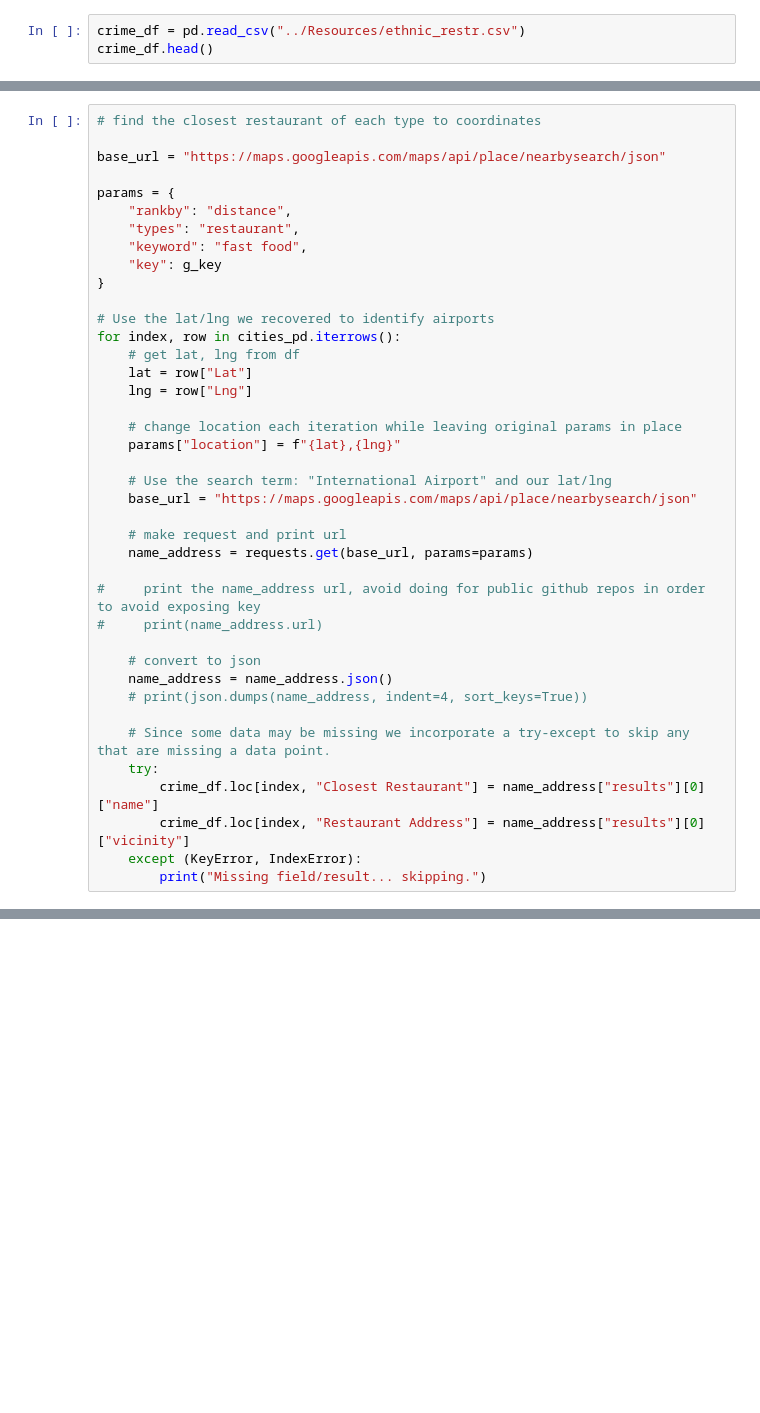
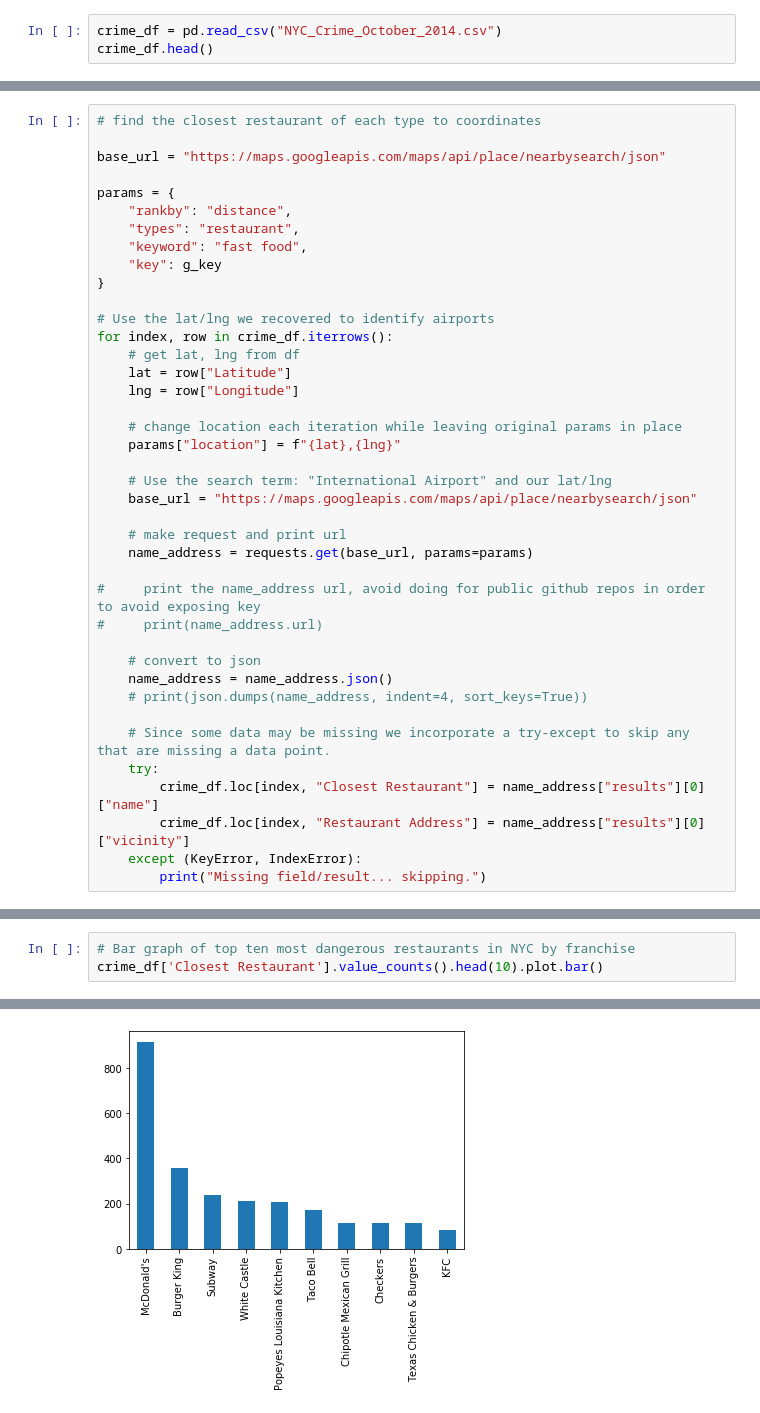
Before and after one commit to markmessick/nyc-crime-analysis, a Jupyter notebook: analysis_ba.ipynb, the cells around one changed output, grey strips where cells are left out. Cells and saved outputs as stored; diff of their text form; blank space fills up the shorter version.

```diff
--- a/analysis_ba.ipynb
+++ b/analysis_ba.ipynb
@@ -15,5 +18,5 @@ import datetime
 d = datetime.datetime.today()
 date = f'{d.month}-{d.day}-{d.year}'
 # %%
-crime_df = pd.read_csv("../Resources/ethnic_restr.csv")
+crime_df = pd.read_csv("NYC_Crime_October_2014.csv")
 crime_df.head()
@@ -30,10 +40,10 @@ params = {
 }
 
 # Use the lat/lng we recovered to identify airports
-for index, row in cities_pd.iterrows():
+for index, row in crime_df.iterrows():
     # get lat, lng from df
-    lat = row["Lat"]
-    lng = row["Lng"]
+    lat = row["Latitude"]
+    lng = row["Longitude"]
 
     # change location each iteration while leaving original params in place
     params["location"] = f"{lat},{lng}"
@@ -67,0 +149,4 @@ crime_df.head(10)
+# %%
+# Bar graph of top ten most dangerous restaurants in NYC by franchise
+crime_df['Closest Restaurant'].value_counts().head(10).plot.bar()
+# %% [output]
@@ -67,0 +154 @@ crime_df.head(10)
+[figure, added]
```
Also changed, not shown: parts of 11 cells of this notebook.
